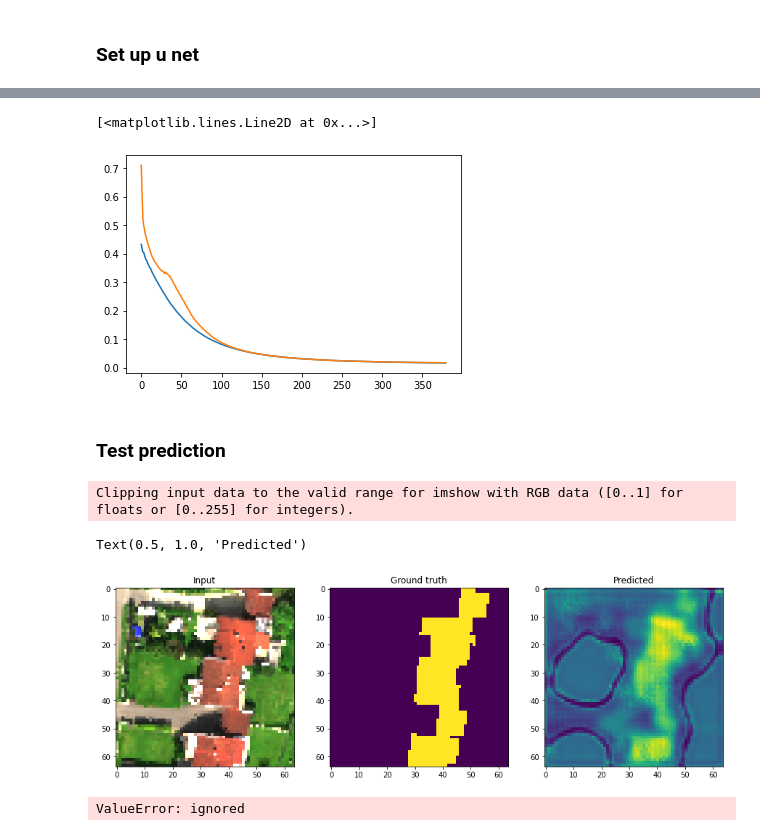
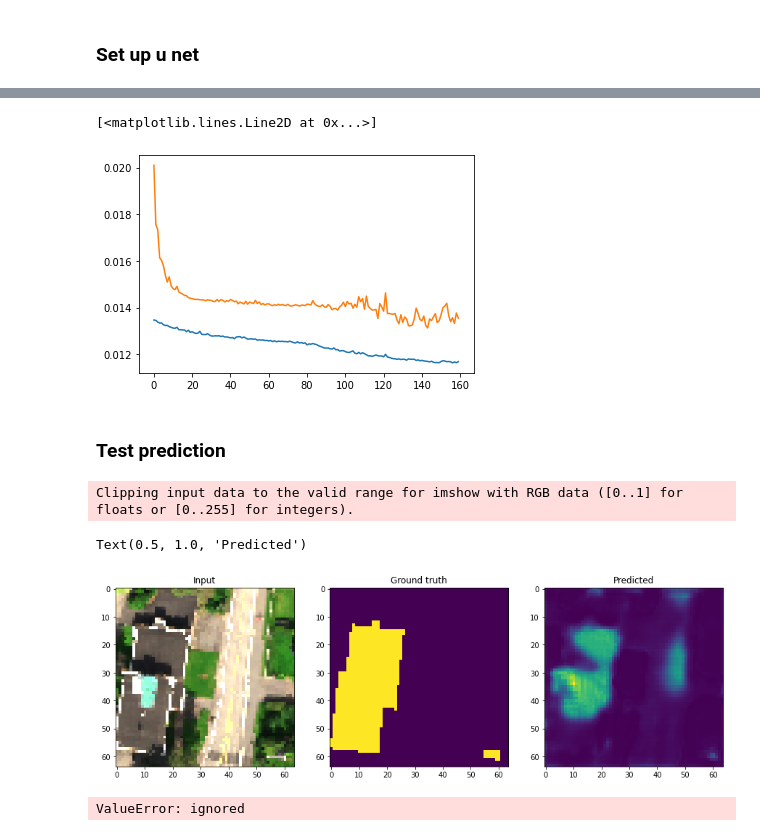
Before and after one commit to stianteien/M_DV_V2022, a Jupyter notebook: roofs_w_unet/roof_u-net.ipynb, the cells around one changed output, grey strips where cells are left out. Cells and saved outputs as stored; diff of their text form; code cells hidden in the pictures.

Commit message:
change learning rate to 0.01

```diff
--- a/roofs_w_unet/roof_u-net.ipynb
+++ b/roofs_w_unet/roof_u-net.ipynb
@@ -138,15 +143,15 @@ Clipping input data to the valid range for imshow with RGB data ([0..1] for floa
 # %% [markdown]
 ### Set up u net
 # %%
-input_img = Input(shape=(64,64,3))
+input_img = Input(shape=(64,64,100))
 uu = get_unet(input_img, n_classes=1)
 
-uu.compile(optimizer='adam',
+uu.compile(optimizer=Adam(learning_rate=0.01),
                  loss='binary_crossentropy',
                  metrics=['accuracy', get_f1])
 # %%
 h = uu.fit(X_train, y_train,
            validation_data=(X_test,y_test),
            batch_size=10,
-           epochs=400)
+           epochs=200)
 # %% [output]
@@ -170,24 +175,26 @@ Epoch 400/400
 # %%
-plt.plot(h.history['loss'][20:])
-plt.plot(h.history['val_loss'][20:])
+plt.plot(h.history['loss'][40:])
+plt.plot(h.history['val_loss'][40:])
 # %% [output]
 [<matplotlib.lines.Line2D at 0x...>]
-[figure, old version]
+[figure, new version]
 # %% [markdown]
 ### Test prediction
 # %%
 fig, (ax1, ax2, ax3) = plt.subplots(nrows=1,ncols=3, figsize = (15,15))
-ax1.imshow(X_test[5:6][0][:,:,:])
+ax1.imshow(np.dstack((X_test[5:6][0][:,:,76],
+                      X_test[5:6][0][:,:,46],
+                      X_test[5:6][0][:,:,21])))
 ax1.set_title("Input")
 ax2.imshow(y_test[5:6][0][:,:,0])
 ax2.set_title("Ground truth")
 pred = uu.predict(X_test[5:6])[0][:,:,0]
 ax3.imshow(pred)
 ax3.set_title("Predicted")
 # %% [output]
 Clipping input data to the valid range for imshow with RGB data ([0..1] for floats or [0..255] for integers).
 Text(0.5, 1.0, 'Predicted')
-[figure, old version]
+[figure, new version]
 # %%
 a = pred.flatten()
 a[a>.5] = 1
```
Also changed, not shown: parts of 6 cells of this notebook.
